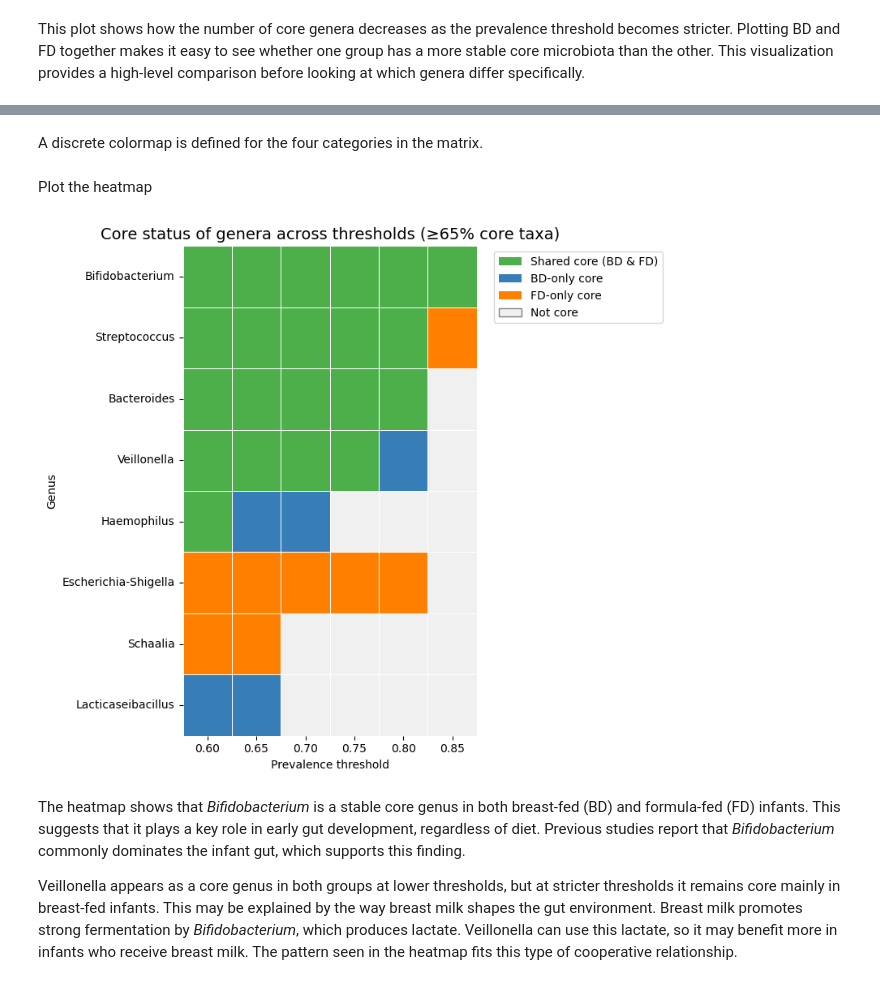
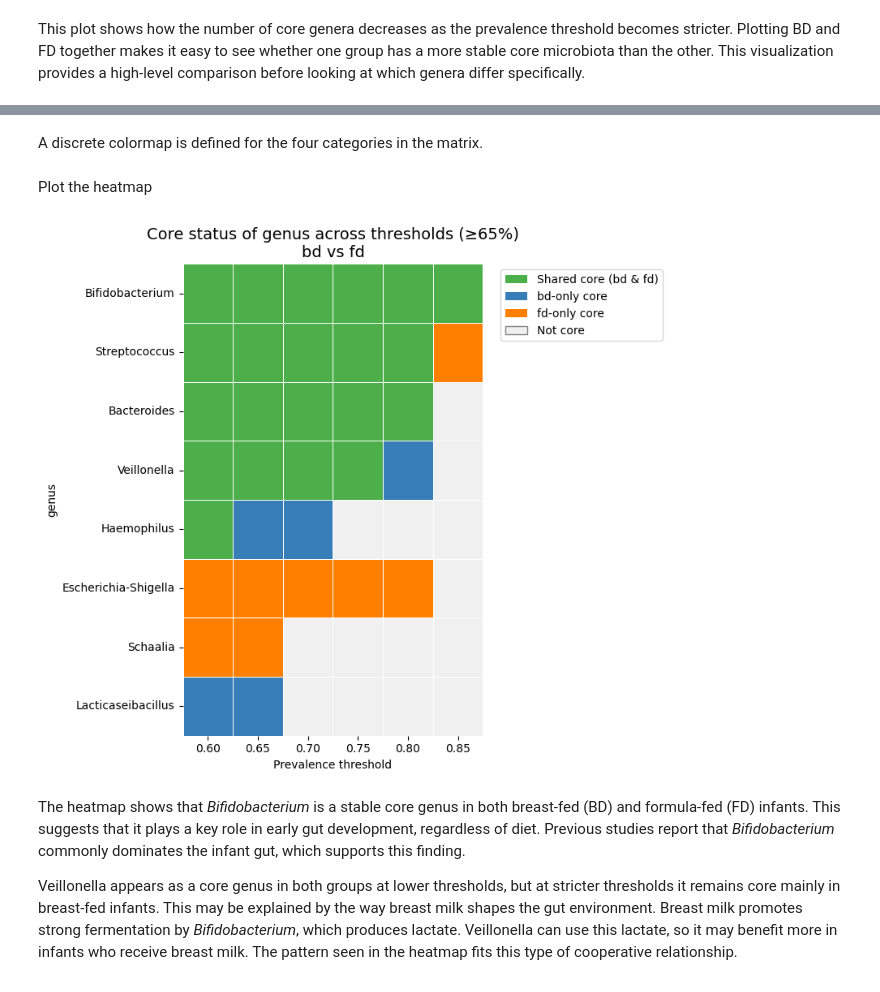
Before and after one commit to MasjaHoogendoorn/MicrobiomeAnalysis_TummyTribe, a Jupyter notebook: scripts/8_core_microbiota_analysis.ipynb, the cells around one changed output, grey strips where cells are left out. Drawn from its saved outputs; the diff is of its cells as text; code cells hidden in the pictures.

```diff
--- a/scripts/8_core_microbiota_analysis.ipynb
+++ b/scripts/8_core_microbiota_analysis.ipynb
@@ -273,0 +361,19 @@ This helper function extracts the genus name from the taxonomy strings in the ex
+# %%
+plt.figure(figsize=(7,5))
+
+# Sort thresholds globally (ensures x-axis order is stable)
+all_thresholds = sorted({thr for g in threshold_counts for thr in threshold_counts[g]})
+
+for group, thr_dict in threshold_counts.items():
+    thr = sorted(thr_dict.keys())
+    counts = [thr_dict[t] for t in thr]
+    plt.plot(thr, counts, marker="o", linewidth=2, label=str(group))
+
+plt.xlabel("Prevalence threshold", fontsize=12)
+plt.ylabel("Number of core taxa", fontsize=12)
+plt.title(f"Core size vs threshold across groups ({selected_level})", fontsize=14)
+plt.xticks(all_thresholds, rotation=45)
+plt.legend(title=group_col)
+plt.grid(True, alpha=0.3)
+plt.tight_layout()
+plt.show()
@@ -318,5 +473,5 @@ status_df = status_df.sort_values("sort_key", ascending=False)
 status_df = status_df.drop(columns=["sort_key"])
-# %% [markdown]
-A discrete colormap is defined for the four categories in the matrix.
+# %% [markdown]
+A discrete colormap is defined for the four categories in the matrix.
 # %%
 cmap = ListedColormap([
@@ -329,33 +483,46 @@ norm = BoundaryNorm([-0.5, 0.5, 1.5, 2.5, 3.5], cmap.N)
-# %% [markdown]
-Plot the heatmap
+# %% [markdown]
+Plot the heatmap
 # %%
-plt.figure(figsize=(8, 3 + 0.5*len(important_genera)))
+# Define color boundaries for the 4 categories (0, 1, 2, 3)
+norm = BoundaryNorm([-0.5, 0.5, 1.5, 2.5, 3.5], cmap.N)
 
+# Make the figure height depend on how many taxa we show
+plt.figure(figsize=(8, 3 + 0.5*len(important_names)))
+
+# Heatmap showing which taxa are core in each group at each threshold
 sns.heatmap(
     status_df,
     cmap=cmap,
     norm=norm,
     cbar=False,
     linewidths=.5,
     linecolor="white"
 )
 
-plt.title("Core status of genera across thresholds (≥65% core taxa)", fontsize=14)
+# Title with selected level and group comparison
+plt.title(
+    f"Core status of {selected_level} across thresholds (≥{int(cutoff*100)}%)\n"
+    f"{group1} vs {group2}",
+    fontsize=14
+)
+
 plt.xlabel("Prevalence threshold")
-plt.ylabel("Genus")
+plt.ylabel(selected_level)
 
+# Legend explaining the four core-status categories
 handles = [
-    Patch(facecolor="#4daf4a", label="Shared core (BD & FD)"),
-    Patch(facecolor="#377eb8", label="BD-only core"),
-    Patch(facecolor="#ff7f00", label="FD-only core"),
+    Patch(facecolor="#4daf4a", label=f"Shared core ({group1} & {group2})"),
+    Patch(facecolor="#377eb8", label=f"{group1}-only core"),
+    Patch(facecolor="#ff7f00", label=f"{group2}-only core"),
     Patch(facecolor="#f0f0f0", edgecolor="gray", label="Not core"),
 ]
+
 plt.legend(handles=handles, bbox_to_anchor=(1.04, 1), loc="upper left")
 
 plt.tight_layout()
 plt.show()
 # %% [output]
-[figure, old version]
+[figure, new version]
 # %% [markdown]
 
 The heatmap shows that *Bifidobacterium* is a stable core genus in both breast-fed (BD) and formula-fed (FD) infants. This suggests that it plays a key role in early gut development, regardless of diet. Previous studies report that *Bifidobacterium* commonly dominates the infant gut, which supports this finding.
```
Also changed, not shown: parts of 41 cells of this notebook, 3 other files.
